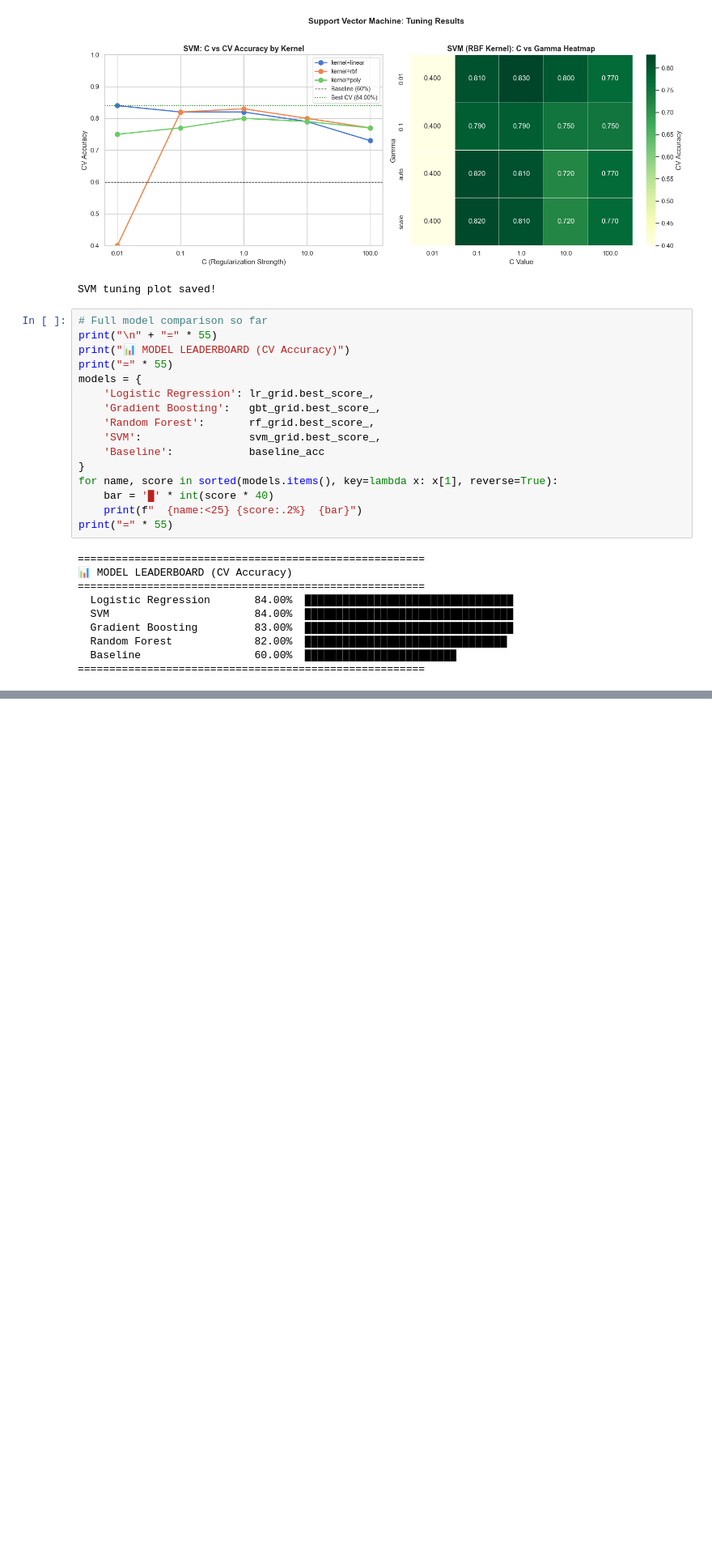
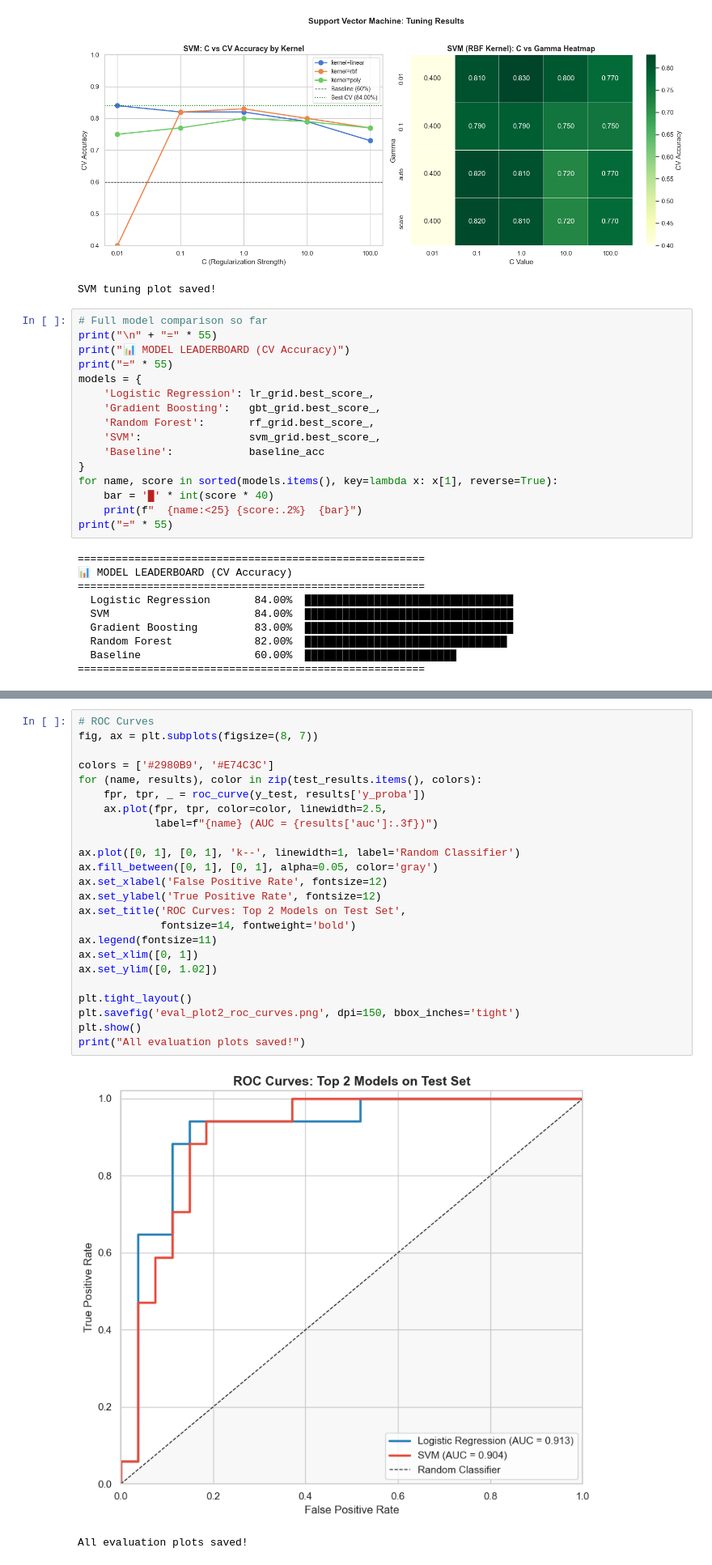
Before and after one commit to EthanSB-dev/VCT2026_Match_Predictor, a Jupyter notebook: VCTMatch_Prediction.ipynb, the cells around one changed output, grey strips where cells are left out. Shown at 81% size. Saved outputs shown, nothing was run; the diff lists cells and outputs as text; blank space fills up the shorter version.

```diff
--- a/VCTMatch_Prediction.ipynb
+++ b/VCTMatch_Prediction.ipynb
@@ -1285,0 +1351,27 @@ print("=" * 55)
+# %%
+# ROC Curves
+fig, ax = plt.subplots(figsize=(8, 7))
+
+colors = ['#2980B9', '#E74C3C']
+for (name, results), color in zip(test_results.items(), colors):
+    fpr, tpr, _ = roc_curve(y_test, results['y_proba'])
+    ax.plot(fpr, tpr, color=color, linewidth=2.5,
+            label=f"{name} (AUC = {results['auc']:.3f})")
+
+ax.plot([0, 1], [0, 1], 'k--', linewidth=1, label='Random Classifier')
+ax.fill_between([0, 1], [0, 1], alpha=0.05, color='gray')
+ax.set_xlabel('False Positive Rate', fontsize=12)
+ax.set_ylabel('True Positive Rate', fontsize=12)
+ax.set_title('ROC Curves: Top 2 Models on Test Set',
+             fontsize=14, fontweight='bold')
+ax.legend(fontsize=11)
+ax.set_xlim([0, 1])
+ax.set_ylim([0, 1.02])
+
+plt.tight_layout()
+plt.savefig('eval_plot2_roc_curves.png', dpi=150, bbox_inches='tight')
+plt.show()
+print("All evaluation plots saved!")
+# %% [output]
+[figure, added]
+All evaluation plots saved!
```
Also changed, not shown: parts of 10 cells of this notebook, 1 other file.
